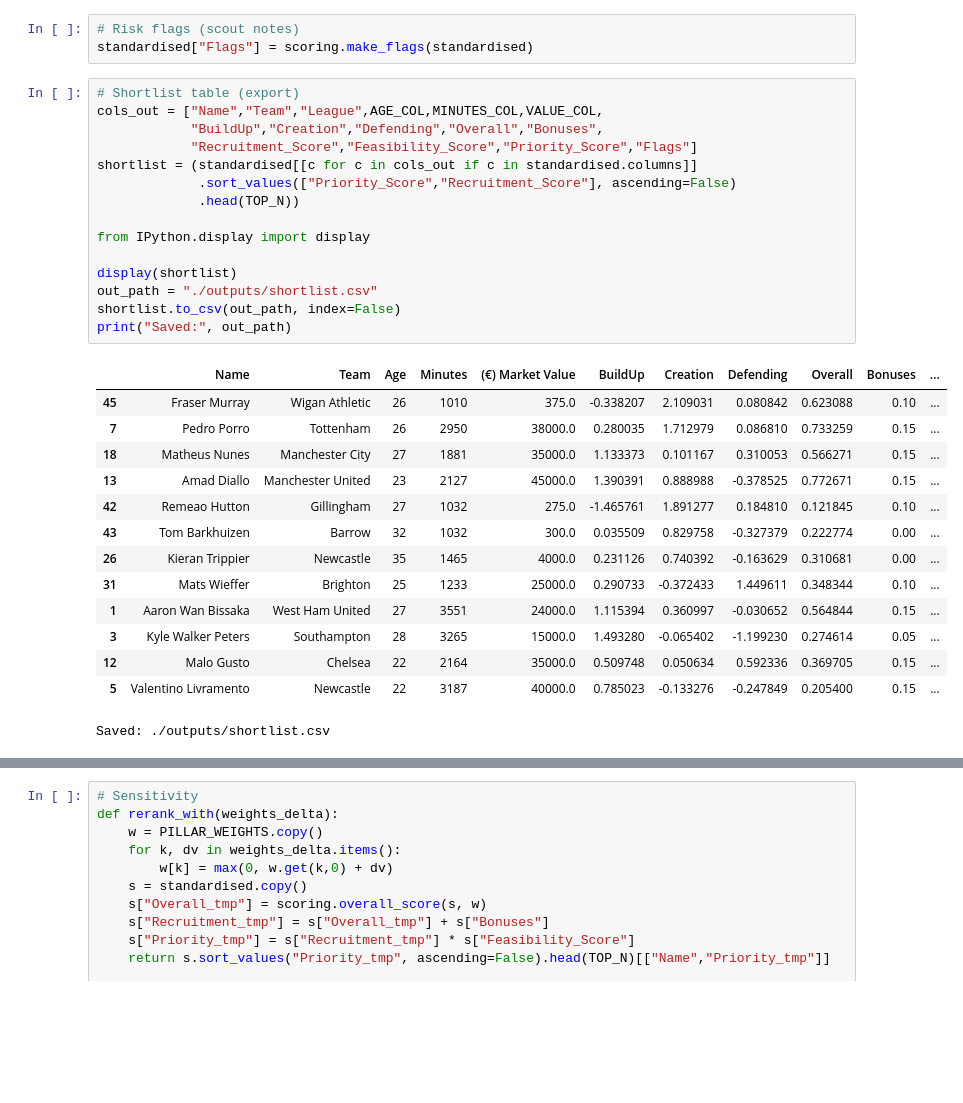
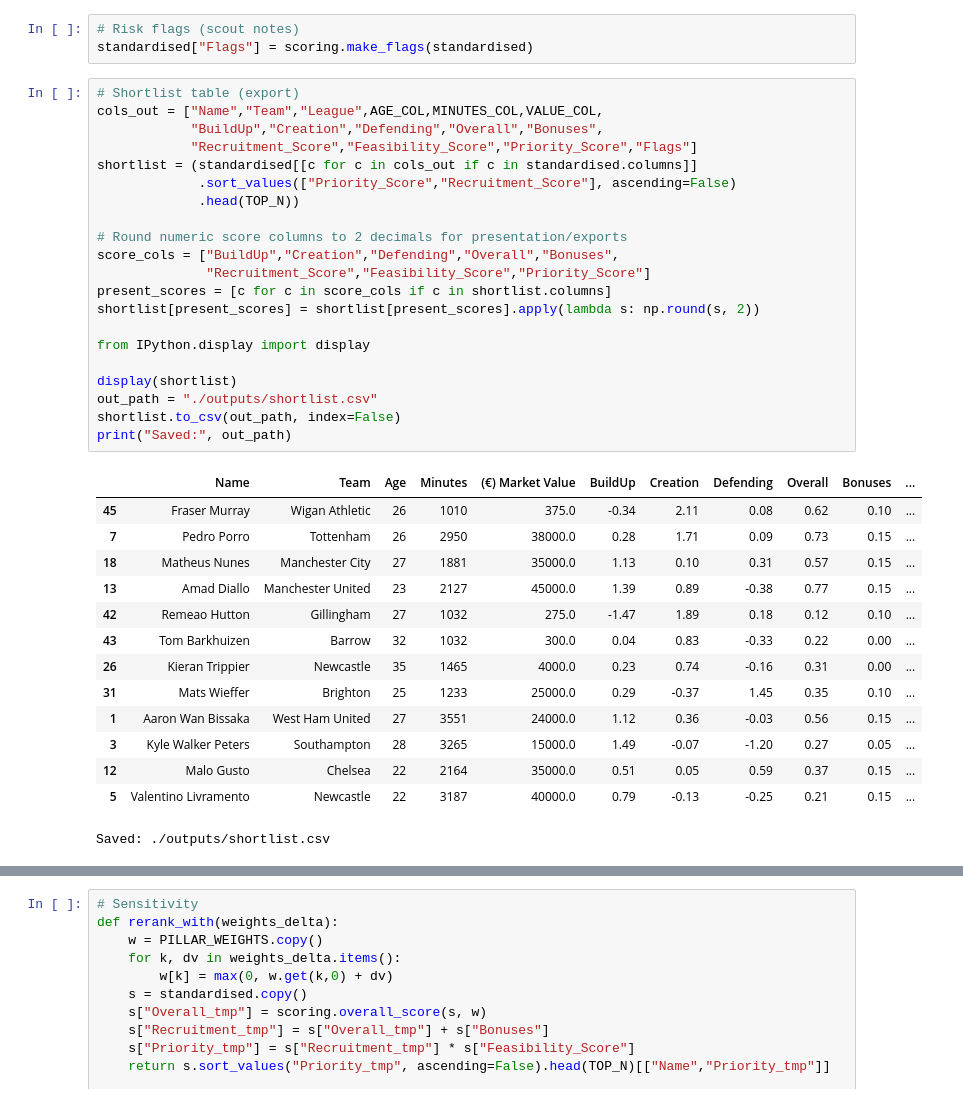
Before and after one commit to Charlie592/SUFC, a Jupyter notebook: 02_rightback_recruitment.ipynb, the cells around one changed output, grey strips where cells are left out. Saved outputs shown, nothing was run; the diff lists cells and outputs as text; blank space fills up the shorter version.

```diff
--- a/02_rightback_recruitment.ipynb
+++ b/02_rightback_recruitment.ipynb
@@ -90,31 +85,37 @@ standardised["Flags"] = scoring.make_flags(standardised)
 # %%
 # Shortlist table (export)
 cols_out = ["Name","Team","League",AGE_COL,MINUTES_COL,VALUE_COL,
             "BuildUp","Creation","Defending","Overall","Bonuses",
             "Recruitment_Score","Feasibility_Score","Priority_Score","Flags"]
 shortlist = (standardised[[c for c in cols_out if c in standardised.columns]]
              .sort_values(["Priority_Score","Recruitment_Score"], ascending=False)
              .head(TOP_N))
 
+# Round numeric score columns to 2 decimals for presentation/exports
+score_cols = ["BuildUp","Creation","Defending","Overall","Bonuses",
+              "Recruitment_Score","Feasibility_Score","Priority_Score"]
+present_scores = [c for c in score_cols if c in shortlist.columns]
+shortlist[present_scores] = shortlist[present_scores].apply(lambda s: np.round(s, 2))
+
 from IPython.display import display
 
 display(shortlist)
 out_path = "./outputs/shortlist.csv"
 shortlist.to_csv(out_path, index=False)
 print("Saved:", out_path)
 # %% [output]
 |  | Name | Team | Age | Minutes | (€) Market Value | BuildUp | Creation | Defending | Overall | Bonuses | ... |
-| 45 | Fraser Murray | Wigan Athletic | 26 | 1010 | 375.0 | -0.338207 | 2.109031 | 0.080842 | 0.623088 | 0.10 | ... |
-| 7 | Pedro Porro | Tottenham | 26 | 2950 | 38000.0 | 0.280035 | 1.712979 | 0.086810 | 0.733259 | 0.15 | ... |
-| 18 | Matheus Nunes | Manchester City | 27 | 1881 | 35000.0 | 1.133373 | 0.101167 | 0.310053 | 0.566271 | 0.15 | ... |
-| 13 | Amad Diallo | Manchester United | 23 | 2127 | 45000.0 | 1.390391 | 0.888988 | -0.378525 | 0.772671 | 0.15 | ... |
-| 42 | Remeao Hutton | Gillingham | 27 | 1032 | 275.0 | -1.465761 | 1.891277 | 0.184810 | 0.121845 | 0.10 | ... |
-| 43 | Tom Barkhuizen | Barrow | 32 | 1032 | 300.0 | 0.035509 | 0.829758 | -0.327379 | 0.222774 | 0.00 | ... |
-| 26 | Kieran Trippier | Newcastle | 35 | 1465 | 4000.0 | 0.231126 | 0.740392 | -0.163629 | 0.310681 | 0.00 | ... |
-| 31 | Mats Wieffer | Brighton | 25 | 1233 | 25000.0 | 0.290733 | -0.372433 | 1.449611 | 0.348344 | 0.10 | ... |
-| 1 | Aaron Wan Bissaka | West Ham United | 27 | 3551 | 24000.0 | 1.115394 | 0.360997 | -0.030652 | 0.564844 | 0.15 | ... |
-| 3 | Kyle Walker Peters | Southampton | 28 | 3265 | 15000.0 | 1.493280 | -0.065402 | -1.199230 | 0.274614 | 0.05 | ... |
-| 12 | Malo Gusto | Chelsea | 22 | 2164 | 35000.0 | 0.509748 | 0.050634 | 0.592336 | 0.369705 | 0.15 | ... |
-| 5 | Valentino Livramento | Newcastle | 22 | 3187 | 40000.0 | 0.785023 | -0.133276 | -0.247849 | 0.205400 | 0.15 | ... |
+| 45 | Fraser Murray | Wigan Athletic | 26 | 1010 | 375.0 | -0.34 | 2.11 | 0.08 | 0.62 | 0.10 | ... |
+| 7 | Pedro Porro | Tottenham | 26 | 2950 | 38000.0 | 0.28 | 1.71 | 0.09 | 0.73 | 0.15 | ... |
+| 18 | Matheus Nunes | Manchester City | 27 | 1881 | 35000.0 | 1.13 | 0.10 | 0.31 | 0.57 | 0.15 | ... |
+| 13 | Amad Diallo | Manchester United | 23 | 2127 | 45000.0 | 1.39 | 0.89 | -0.38 | 0.77 | 0.15 | ... |
+| 42 | Remeao Hutton | Gillingham | 27 | 1032 | 275.0 | -1.47 | 1.89 | 0.18 | 0.12 | 0.10 | ... |
+| 43 | Tom Barkhuizen | Barrow | 32 | 1032 | 300.0 | 0.04 | 0.83 | -0.33 | 0.22 | 0.00 | ... |
+| 26 | Kieran Trippier | Newcastle | 35 | 1465 | 4000.0 | 0.23 | 0.74 | -0.16 | 0.31 | 0.00 | ... |
+| 31 | Mats Wieffer | Brighton | 25 | 1233 | 25000.0 | 0.29 | -0.37 | 1.45 | 0.35 | 0.10 | ... |
+| 1 | Aaron Wan Bissaka | West Ham United | 27 | 3551 | 24000.0 | 1.12 | 0.36 | -0.03 | 0.56 | 0.15 | ... |
+| 3 | Kyle Walker Peters | Southampton | 28 | 3265 | 15000.0 | 1.49 | -0.07 | -1.20 | 0.27 | 0.05 | ... |
+| 12 | Malo Gusto | Chelsea | 22 | 2164 | 35000.0 | 0.51 | 0.05 | 0.59 | 0.37 | 0.15 | ... |
+| 5 | Valentino Livramento | Newcastle | 22 | 3187 | 40000.0 | 0.79 | -0.13 | -0.25 | 0.21 | 0.15 | ... |
 Saved: ./outputs/shortlist.csv
 # %%
```
Also changed, not shown: parts of 3 cells of this notebook, 4 other files.
